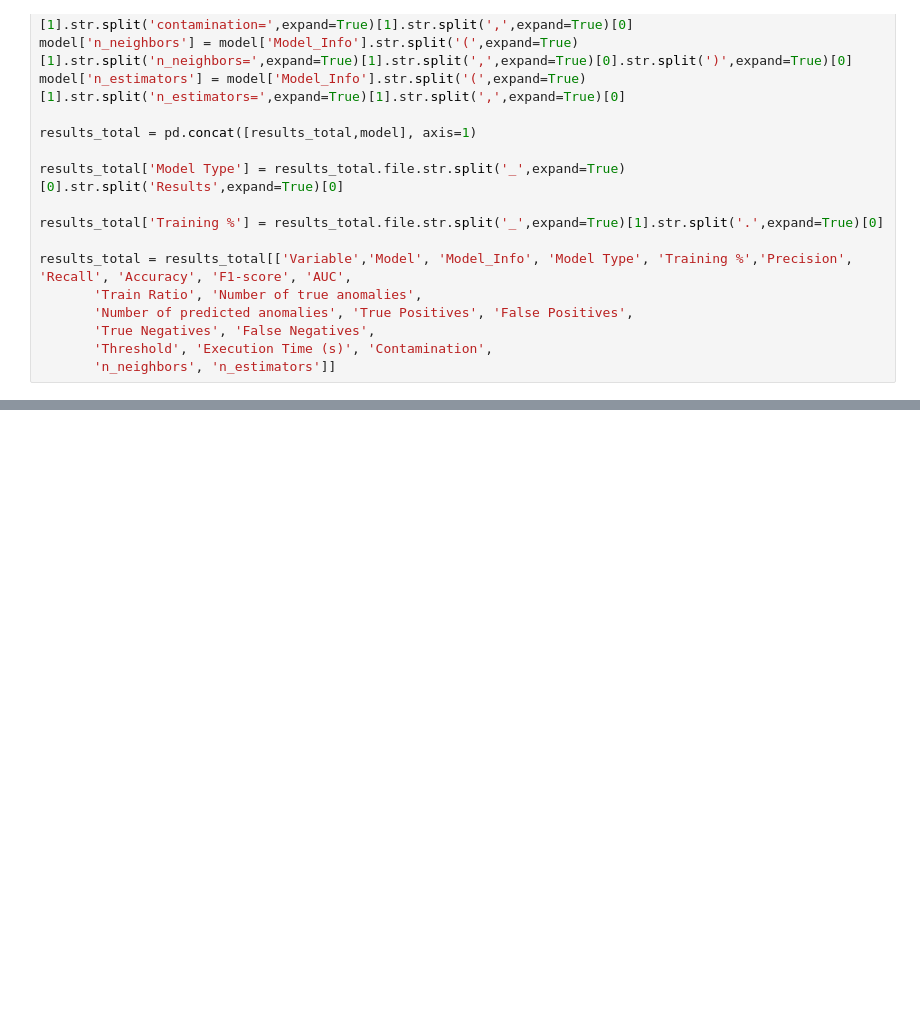
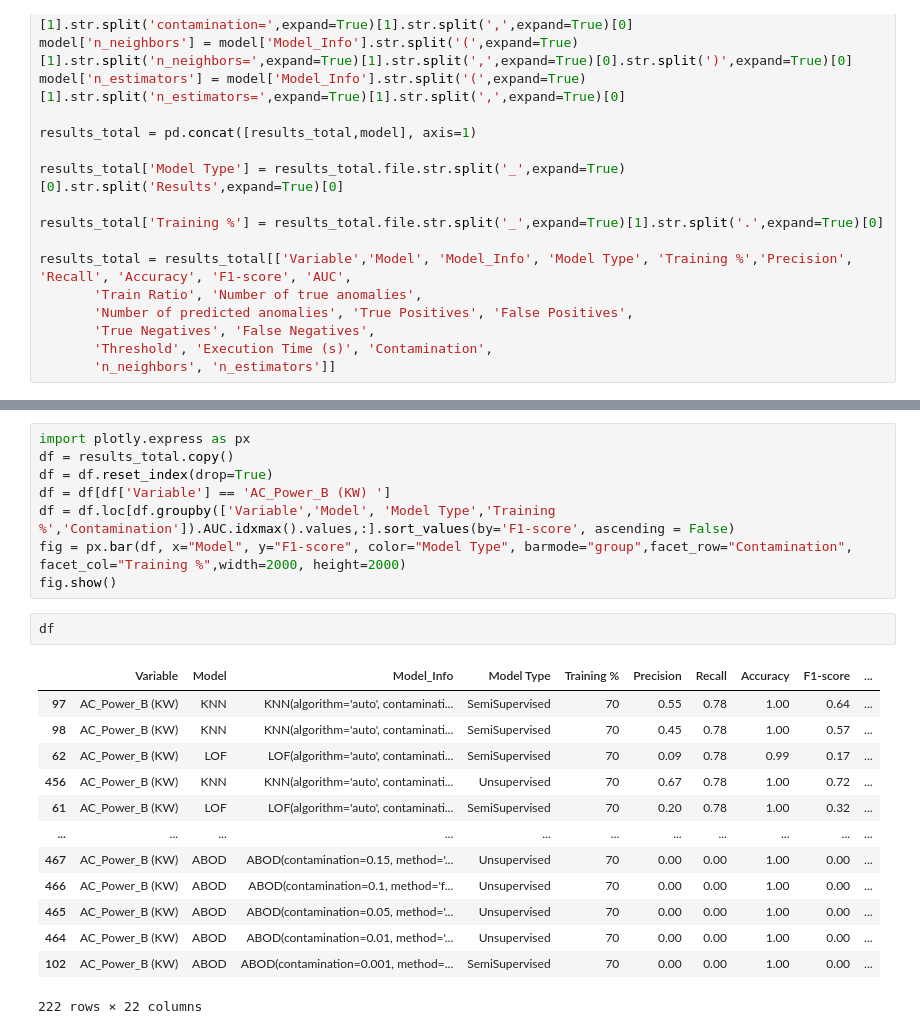
Before and after one commit to luisfernandoagottani/doctorade, a Jupyter notebook: notebooks/loanda/results.ipynb, the cells around one changed output, grey strips where cells are left out. Cells and saved outputs as stored; diff of their text form; blank space fills up the shorter version.

```diff
--- a/notebooks/loanda/results.ipynb
+++ b/notebooks/loanda/results.ipynb
@@ -48,0 +103,24 @@ results_total
+# %%
+import plotly.express as px
+df = results_total.copy()
+df = df.reset_index(drop=True)
+df = df[df['Variable'] == 'AC_Power_B (KW) ']
+df = df.loc[df.groupby(['Variable','Model', 'Model Type','Training %','Contamination']).AUC.idxmax().values,:].sort_values(by='F1-score', ascending = False)
+fig = px.bar(df, x="Model", y="F1-score", color="Model Type", barmode="group",facet_row="Contamination", facet_col="Training %",width=2000, height=2000)
+fig.show()
+# %%
+df
+# %% [output]
+|  | Variable | Model | Model_Info | Model Type | Training % | Precision | Recall | Accuracy | F1-score | ... |
+| 97 | AC_Power_B (KW) | KNN | KNN(algorithm='auto', contaminati... | SemiSupervised | 70 | 0.55 | 0.78 | 1.00 | 0.64 | ... |
+| 98 | AC_Power_B (KW) | KNN | KNN(algorithm='auto', contaminati... | SemiSupervised | 70 | 0.45 | 0.78 | 1.00 | 0.57 | ... |
+| 62 | AC_Power_B (KW) | LOF | LOF(algorithm='auto', contaminati... | SemiSupervised | 70 | 0.09 | 0.78 | 0.99 | 0.17 | ... |
+| 456 | AC_Power_B (KW) | KNN | KNN(algorithm='auto', contaminati... | Unsupervised | 70 | 0.67 | 0.78 | 1.00 | 0.72 | ... |
+| 61 | AC_Power_B (KW) | LOF | LOF(algorithm='auto', contaminati... | SemiSupervised | 70 | 0.20 | 0.78 | 1.00 | 0.32 | ... |
+| ... | ... | ... | ... | ... | ... | ... | ... | ... | ... | ... |
+| 467 | AC_Power_B (KW) | ABOD | ABOD(contamination=0.15, method='... | Unsupervised | 70 | 0.00 | 0.00 | 1.00 | 0.00 | ... |
+| 466 | AC_Power_B (KW) | ABOD | ABOD(contamination=0.1, method='f... | Unsupervised | 70 | 0.00 | 0.00 | 1.00 | 0.00 | ... |
+| 465 | AC_Power_B (KW) | ABOD | ABOD(contamination=0.05, method='... | Unsupervised | 70 | 0.00 | 0.00 | 1.00 | 0.00 | ... |
+| 464 | AC_Power_B (KW) | ABOD | ABOD(contamination=0.01, method='... | Unsupervised | 70 | 0.00 | 0.00 | 1.00 | 0.00 | ... |
+| 102 | AC_Power_B (KW) | ABOD | ABOD(contamination=0.001, method=... | SemiSupervised | 70 | 0.00 | 0.00 | 1.00 | 0.00 | ... |
+222 rows × 22 columns
```
Also changed, not shown: parts of 6 cells of this notebook, 7 other files.
